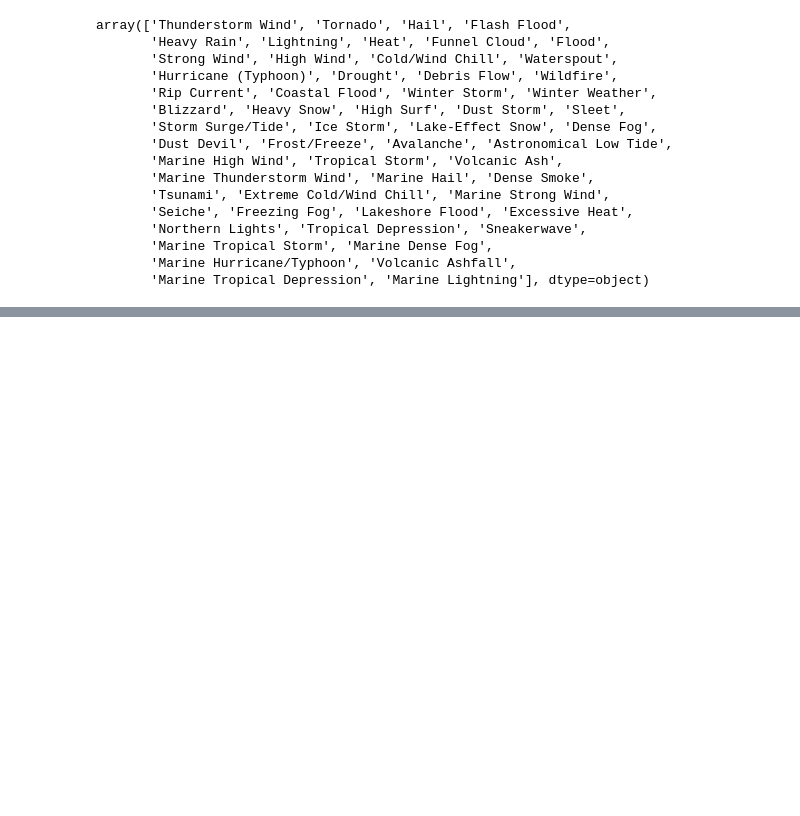
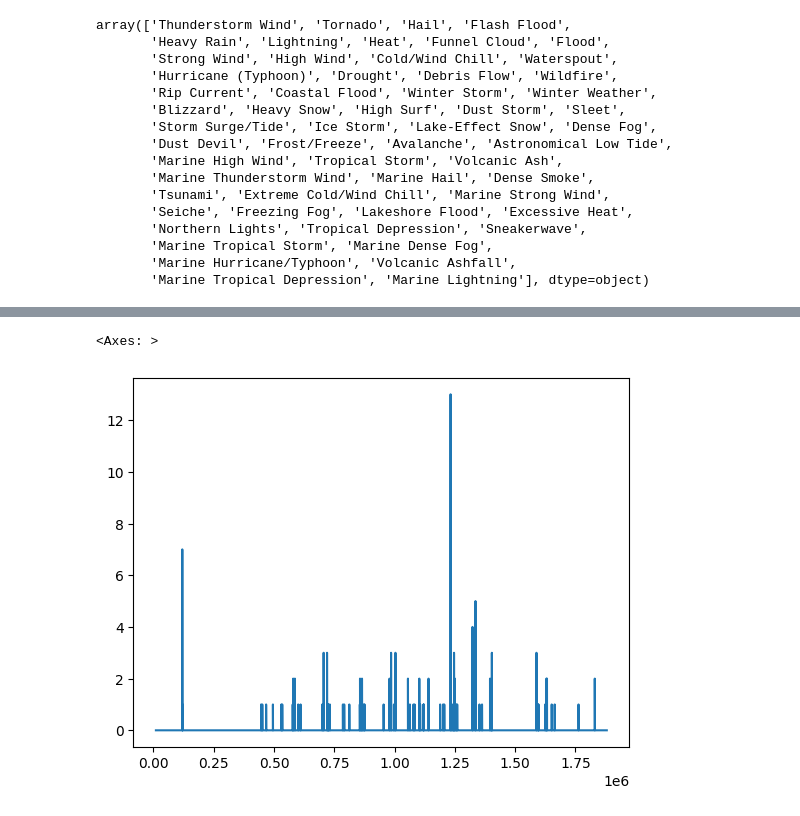
Before and after one commit to manmeet3591/download_noaa_storms_database, a Jupyter notebook: download_noaa_storm_events.ipynb, the cells around one changed output, grey strips where cells are left out. Saved outputs shown, nothing was run; the diff lists cells and outputs as text; code cells hidden in the pictures; blank space fills up the shorter version.

```diff
--- a/download_noaa_storm_events.ipynb
+++ b/download_noaa_storm_events.ipynb
@@ -229,0 +251,5 @@ array(['Thunderstorm Wind', 'Tornado', 'Hail', 'Flash Flood',
+# %%
+df_floods.INJURIES_INDIRECT.plot()
+# %% [output]
+<Axes: >
+[figure, added]
```
Also changed, not shown: parts of 9 cells of this notebook.
